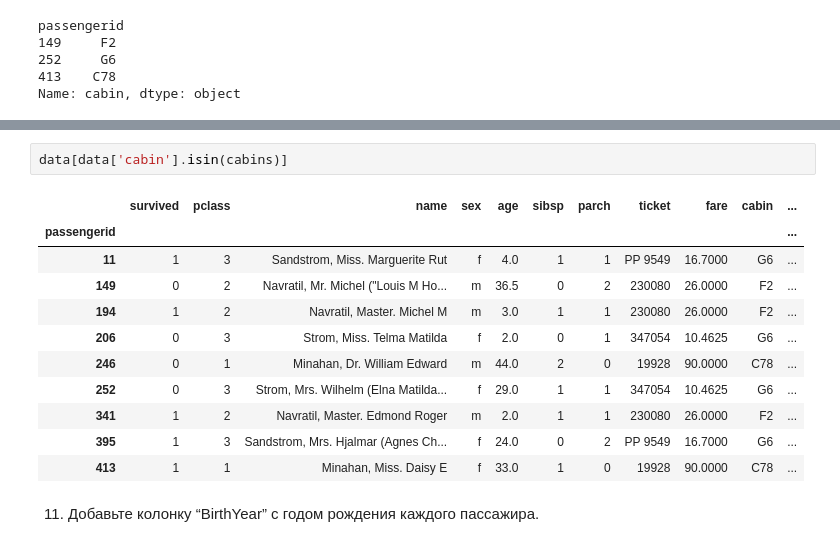
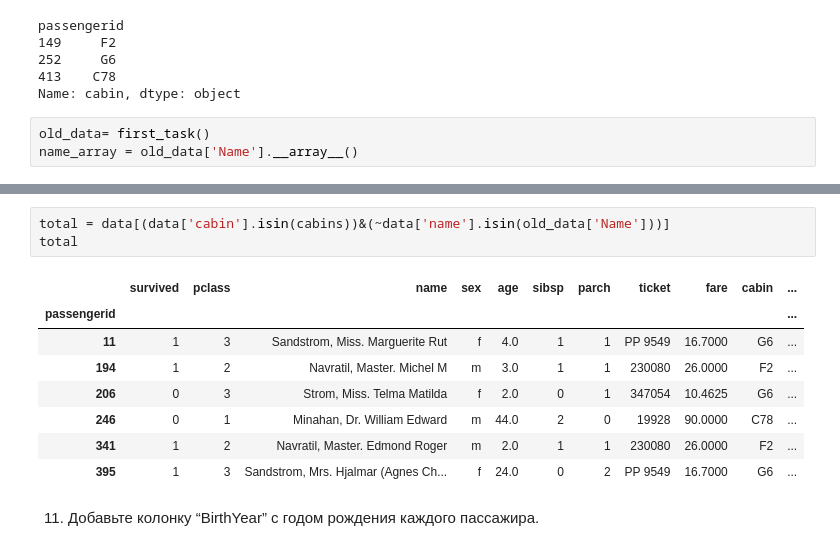
Before and after one commit to vldzgr123/PoP202324, a Jupyter notebook: 5_practice.ipynb, the cells around one changed output, grey strips where cells are left out. Drawn from its saved outputs; the diff is of its cells as text.

```diff
--- a/5_practice.ipynb
+++ b/5_practice.ipynb
@@ -282,3 +282,6 @@ passengerid
 252     G6
 413    C78
 Name: cabin, dtype: object
+# %%
+old_data= first_task()
+name_array = old_data['Name'].__array__()
@@ -285,17 +295,15 @@ Name: cabin, dtype: object
 # %%
-data[data['cabin'].isin(cabins)]
+total = data[(data['cabin'].isin(cabins))&(~data['name'].isin(old_data['Name']))]
+total
 # %% [output]
 |  | survived | pclass | name | sex | age | sibsp | parch | ticket | fare | cabin | ... |
 | passengerid |  |  |  |  |  |  |  |  |  |  | ... |
 | 11 | 1 | 3 | Sandstrom, Miss. Marguerite Rut | f | 4.0 | 1 | 1 | PP 9549 | 16.7000 | G6 | ... |
-| 149 | 0 | 2 | Navratil, Mr. Michel ("Louis M Ho... | m | 36.5 | 0 | 2 | 230080 | 26.0000 | F2 | ... |
 | 194 | 1 | 2 | Navratil, Master. Michel M | m | 3.0 | 1 | 1 | 230080 | 26.0000 | F2 | ... |
 | 206 | 0 | 3 | Strom, Miss. Telma Matilda | f | 2.0 | 0 | 1 | 347054 | 10.4625 | G6 | ... |
 | 246 | 0 | 1 | Minahan, Dr. William Edward | m | 44.0 | 2 | 0 | 19928 | 90.0000 | C78 | ... |
-| 252 | 0 | 3 | Strom, Mrs. Wilhelm (Elna Matilda... | f | 29.0 | 1 | 1 | 347054 | 10.4625 | G6 | ... |
 | 341 | 1 | 2 | Navratil, Master. Edmond Roger | m | 2.0 | 1 | 1 | 230080 | 26.0000 | F2 | ... |
 | 395 | 1 | 3 | Sandstrom, Mrs. Hjalmar (Agnes Ch... | f | 24.0 | 0 | 2 | PP 9549 | 16.7000 | G6 | ... |
-| 413 | 1 | 1 | Minahan, Miss. Daisy E | f | 33.0 | 1 | 0 | 19928 | 90.0000 | C78 | ... |
 # %% [markdown]
 11. Добавьте колонку “BirthYear” с годом рождения каждого пассажира.
 # %%
```
Also changed, not shown: parts of 3 cells of this notebook, 8 other files.
